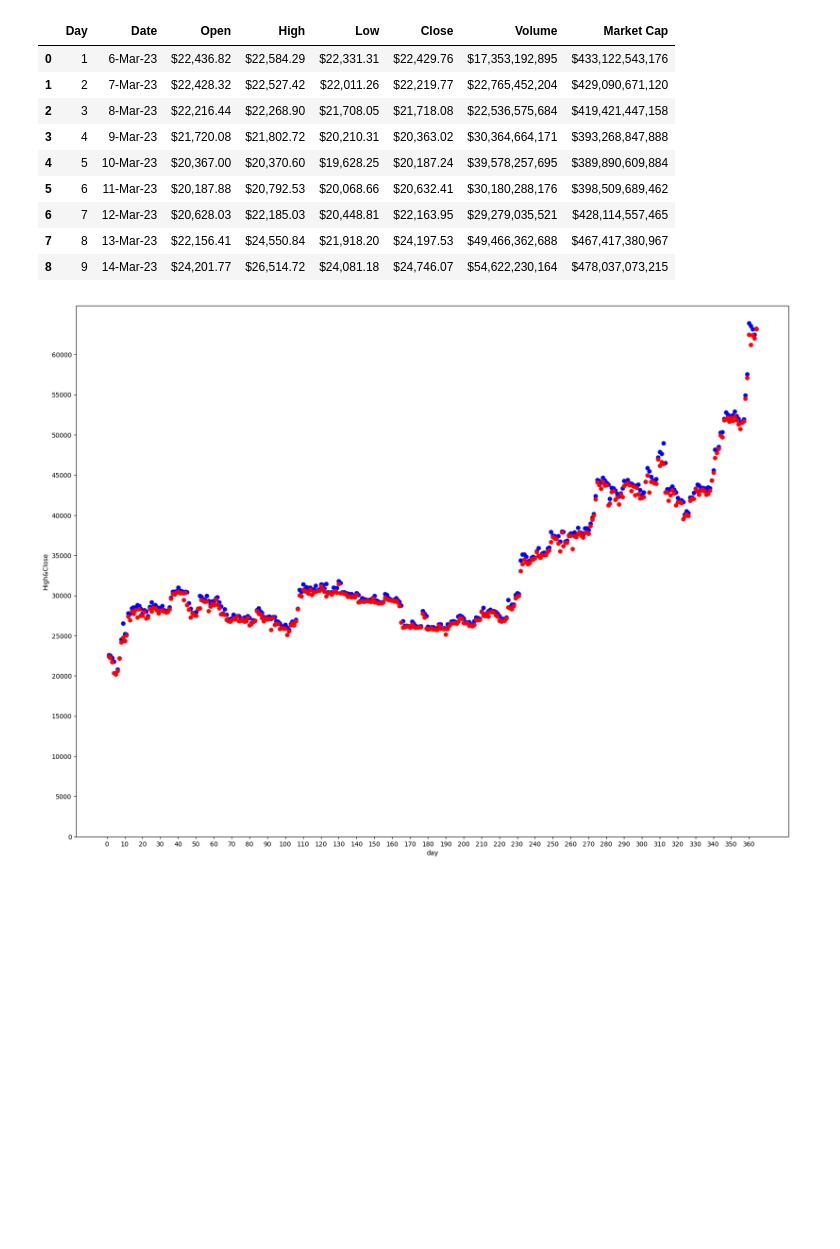
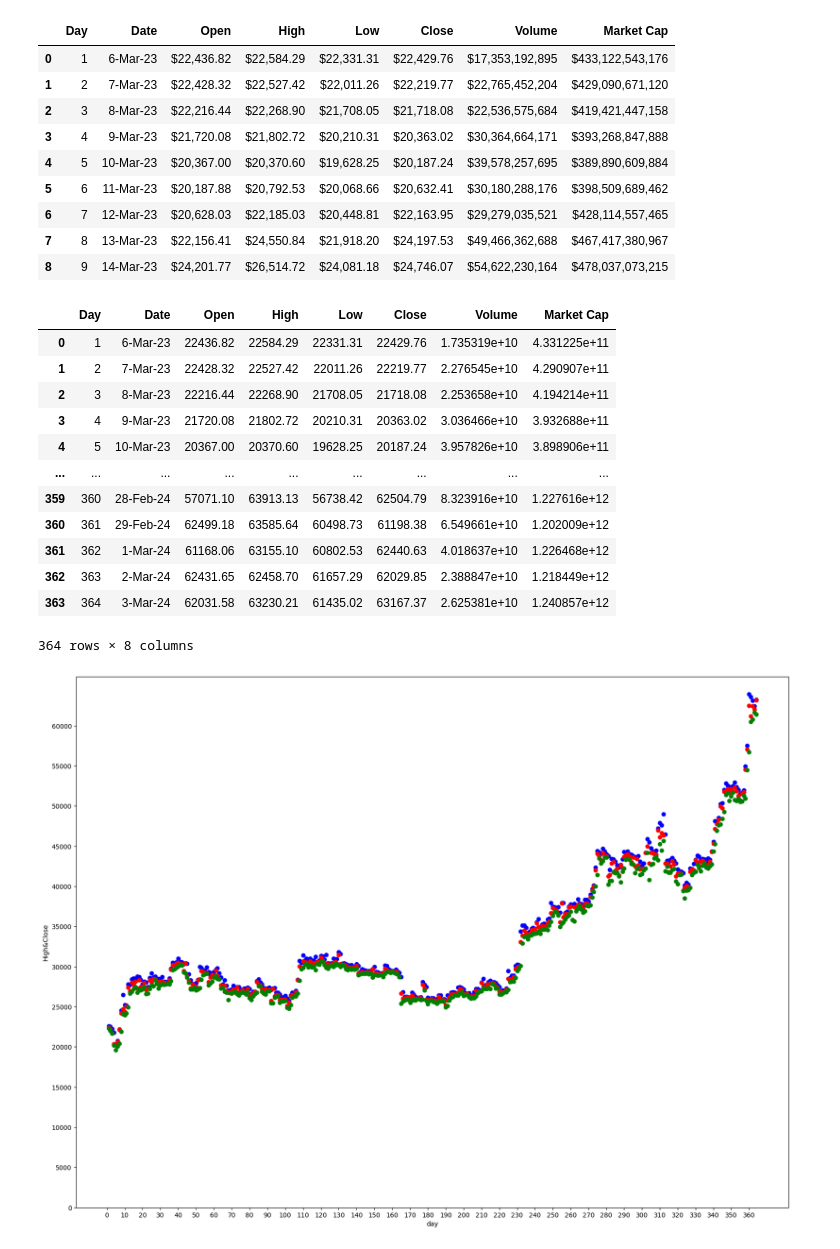
Before and after one commit to He5am/Bitcoin-prediction-with-linear-regression, a Jupyter notebook: bitcoin-project-with-linear-regression.ipynb, the cells around one changed output. Cells and saved outputs as stored; diff of their text form; code cells hidden in the pictures; blank space fills up the shorter version.

```diff
--- a/bitcoin-project-with-linear-regression.ipynb
+++ b/bitcoin-project-with-linear-regression.ipynb
@@ -54,13 +46,36 @@ cdf.head(9)
 # %%
 cdf['Close'] = cdf['Close'].replace({'\\$': '', ',': ''}, regex=True).astype(float)
 cdf['High'] = cdf['High'].replace({'\\$': '', ',': ''}, regex=True).astype(float)
-plt.figure(figsize=(20, 15))
-plt.scatter(cdf.Day, cdf.High,  color='blue')
-plt.scatter(cdf.Day, cdf.Close, color='red')
-plt.xlabel("day")
-plt.ylabel("High&Close")
-plt.xticks(range(0, max(df.Day) + 1, 10))
-plt.yticks(range(0, int(max(cdf.High)) + 1, 5000))
-plt.show()
+cdf['Low'] = cdf['Low'].replace({'\\$': '', ',': ''}, regex=True).astype(float)
+cdf['Open'] = cdf['Open'].replace({'\\$': '', ',': ''}, regex=True).astype(float)
+cdf['Volume'] = cdf['Volume'].replace({'\\$': '', ',': ''}, regex=True).astype(float)
+cdf['Market Cap'] = cdf['Market Cap'].replace({'\\$': '', ',': ''}, regex=True).astype(float)
+cdf
 # %% [output]
-[figure, removed]
+|  | Day | Date | Open | High | Low | Close | Volume | Market Cap |
+| 0 | 1 | 6-Mar-23 | 22436.82 | 22584.29 | 22331.31 | 22429.76 | 1.735319e+10 | 4.331225e+11 |
+| 1 | 2 | 7-Mar-23 | 22428.32 | 22527.42 | 22011.26 | 22219.77 | 2.276545e+10 | 4.290907e+11 |
+| 2 | 3 | 8-Mar-23 | 22216.44 | 22268.90 | 21708.05 | 21718.08 | 2.253658e+10 | 4.194214e+11 |
+| 3 | 4 | 9-Mar-23 | 21720.08 | 21802.72 | 20210.31 | 20363.02 | 3.036466e+10 | 3.932688e+11 |
+| 4 | 5 | 10-Mar-23 | 20367.00 | 20370.60 | 19628.25 | 20187.24 | 3.957826e+10 | 3.898906e+11 |
+| ... | ... | ... | ... | ... | ... | ... | ... | ... |
+| 359 | 360 | 28-Feb-24 | 57071.10 | 63913.13 | 56738.42 | 62504.79 | 8.323916e+10 | 1.227616e+12 |
+| 360 | 361 | 29-Feb-24 | 62499.18 | 63585.64 | 60498.73 | 61198.38 | 6.549661e+10 | 1.202009e+12 |
+| 361 | 362 | 1-Mar-24 | 61168.06 | 63155.10 | 60802.53 | 62440.63 | 4.018637e+10 | 1.226468e+12 |
+| 362 | 363 | 2-Mar-24 | 62431.65 | 62458.70 | 61657.29 | 62029.85 | 2.388847e+10 | 1.218449e+12 |
+| 363 | 364 | 3-Mar-24 | 62031.58 | 63230.21 | 61435.02 | 63167.37 | 2.625381e+10 | 1.240857e+12 |
+364 rows × 8 columns
+# %%
+plt.figure(figsize=(20, 15))
+plt.scatter(cdf.Day, cdf.High,  color='blue')
+plt.scatter(cdf.Day, cdf.Close, color='red')
+plt.scatter(cdf.Day, cdf.Low, color='green')
+# plt.scatter(cdf.Day, cdf.Volume, color='yellow')
+# plt.scatter(cdf.Day, cdf['Market Cap'], color='black')
+plt.xlabel("day")
+plt.ylabel("High&Close")
+plt.xticks(range(0, max(df.Day) + 1, 10))
+plt.yticks(range(0, int(max(cdf.High)) + 1, 5000))
+plt.show()
+# %% [output]
+[figure, added]
```
Also changed, not shown: parts of 15 cells of this notebook.
